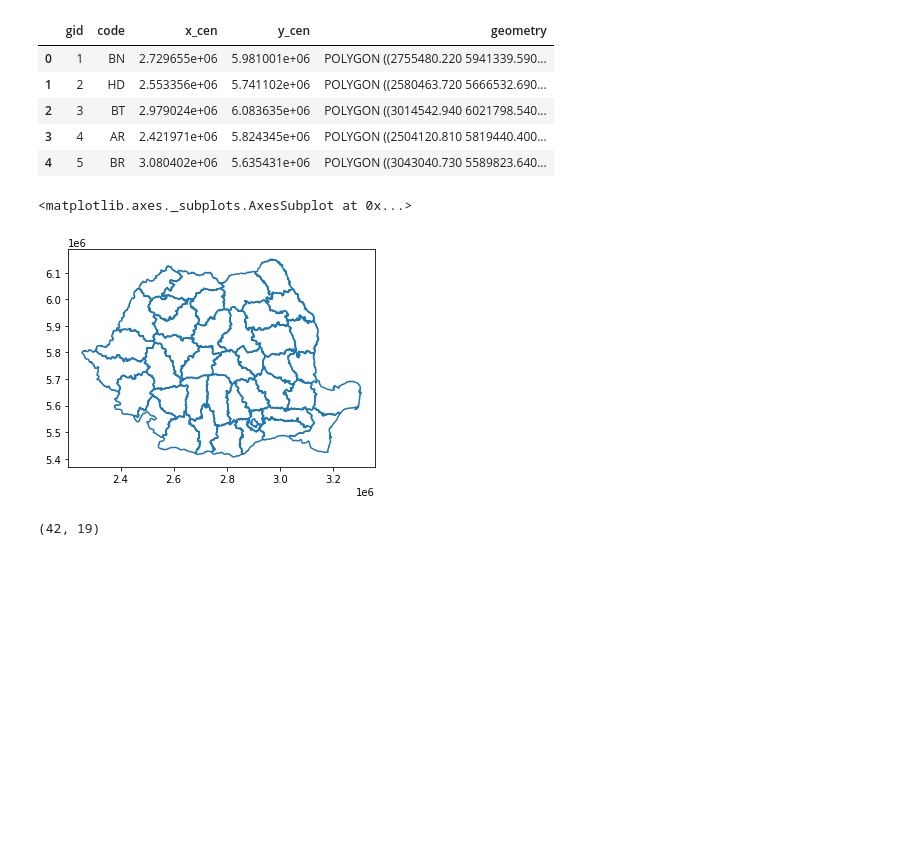
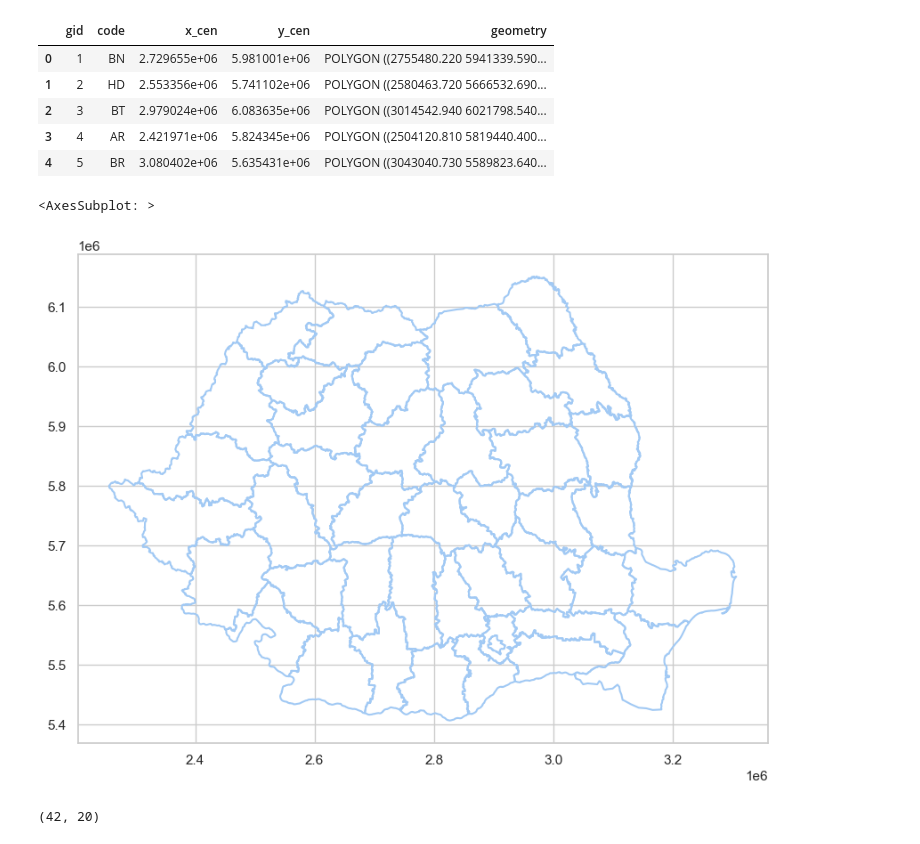
Before and after one commit to stefanacioban/aidr-madc2022, a Jupyter notebook: pilot_project.ipynb, the cells around one changed output. Saved outputs shown, nothing was run; the diff lists cells and outputs as text; code cells hidden in the pictures; blank space fills up the shorter version.

```diff
--- a/pilot_project.ipynb
+++ b/pilot_project.ipynb
@@ -482,13 +647,13 @@ county_gdf.head()
 | 3 | 4 | AR | 2.421971e+06 | 5.824345e+06 | POLYGON ((2504120.810 5819440.400... |
 | 4 | 5 | BR | 3.080402e+06 | 5.635431e+06 | POLYGON ((3043040.730 5589823.640... |
 # %%
-county_gdf.boundary.plot()
+county_gdf.boundary.plot(figsize=(10, 10))
 # %% [output]
-<matplotlib.axes._subplots.AxesSubplot at 0x...>
+<AxesSubplot: >
-[figure, old version]
+[figure, new version]
 # %%
-lhdi_active_pop_county_covid = county_gdf.merge(lhdi_active_pop_county_covid, on='code')
-lhdi_active_pop_county_covid.shape
+lhdi_active_pop_covid_fromdb = county_gdf.merge(lhdi_active_pop_covid_fromdb, on='code')
+lhdi_active_pop_covid_fromdb.shape
 # %% [output]
-(42, 19)
+(42, 20)
 # %%
```
Also changed, not shown: parts of 90 cells of this notebook, 2 other files.
